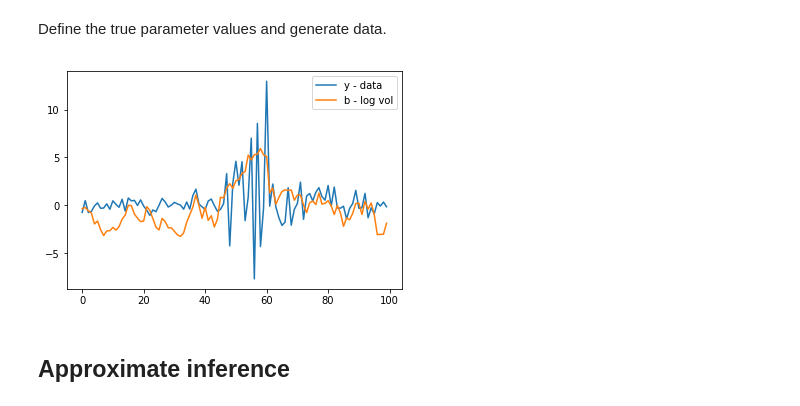
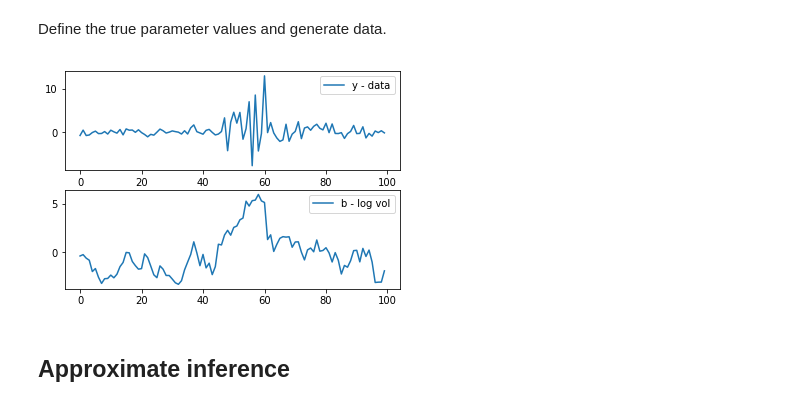
Before and after one commit to kuperov/ptvi, a Jupyter notebook: docs/run stoch vol model.ipynb, the cells around one changed output. Cells and saved outputs as stored; diff of their text form; code cells hidden in the pictures.

```diff
--- a/docs/run stoch vol model.ipynb
+++ b/docs/run stoch vol model.ipynb
@@ -32,11 +31,10 @@ torch.manual_seed(data_seed)
 params = {'λ': λ0, 'σ': σ0, 'φ': φ0}
 y, b = StochVolModel(input_length=100).simulate(**params)
 # %%
-plt.plot(y.numpy(), label='y - data')
-plt.plot(b.numpy(), label='b - log vol')
-plt.legend();
+plt.subplot(211); plt.plot(y.numpy(), label='y - data'); plt.legend()
+plt.subplot(212); plt.plot(b.numpy(), label='b - log vol'); plt.legend();
 # %% [output]
-[figure, old version]
+[figure, new version]
 # %% [markdown]
 ## Approximate inference
 # %%
```
Also changed, not shown: parts of 3 cells of this notebook, 2 other files.
